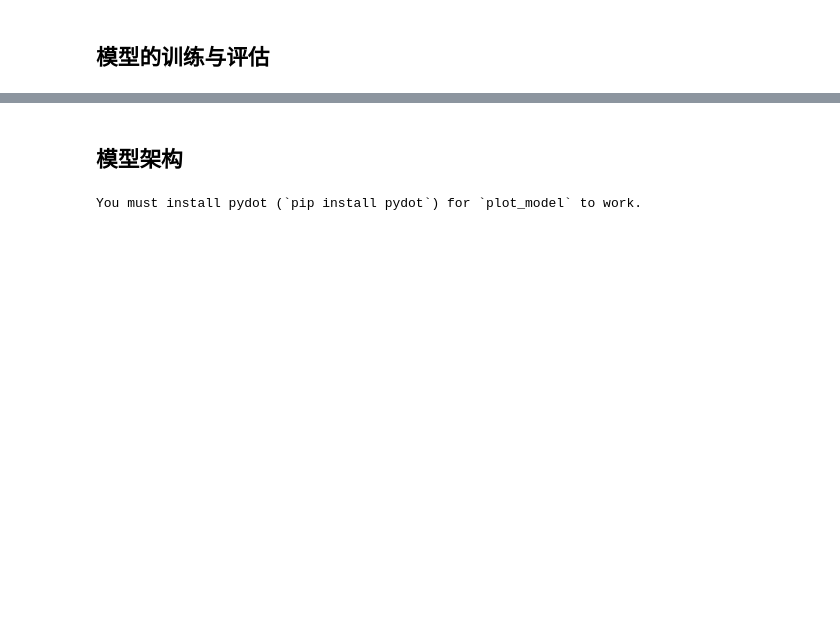
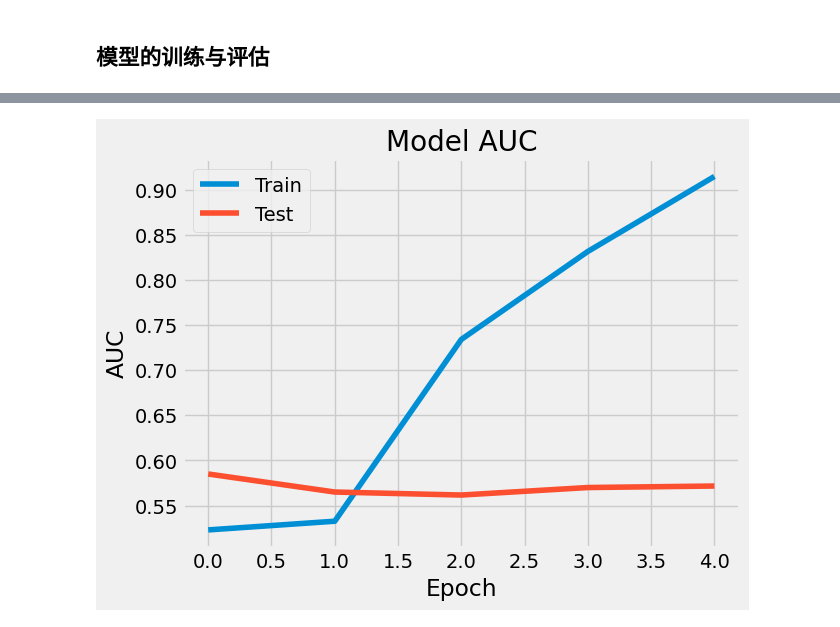
Before and after one commit to tkzzzzzz6/-Recommender-System-Evaluation, a Jupyter notebook: Rank/Compare2/DCN/main.ipynb, the cells around one changed output, grey strips where cells are left out. Drawn from its saved outputs; the diff is of its cells as text; code cells hidden in the pictures; blank space fills up the shorter version.

```diff
--- a/Rank/Compare2/DCN/main.ipynb
+++ b/Rank/Compare2/DCN/main.ipynb
@@ -162,4 +161,11 @@ plt.show()
 # %%
+
 """模型评估"""
-print('val AUC: %f' % model.evaluate(valx_model_input, valy, batch_size=batch_size)[1])
+plt.plot(history.history['auc'])
+plt.plot(history.history['val_auc'])
+plt.title('Model AUC')
+plt.ylabel('AUC')
+plt.xlabel('Epoch')
+plt.legend(['Train', 'Test'], loc='upper left')
+plt.show()
 # %% [output]
@@ -168,7 +172 @@ val AUC: 0.622078
+[figure, added]
-# %% [markdown]
-## 模型架构
-# %%
-from tensorflow import keras
-keras.utils.plot_model(model, to_file='./DCN_arc.png', show_shapes=True)
-# %% [output]
-You must install pydot (`pip install pydot`) for `plot_model` to work.
```
Also changed, not shown: parts of 4 cells of this notebook, 7 other files.
